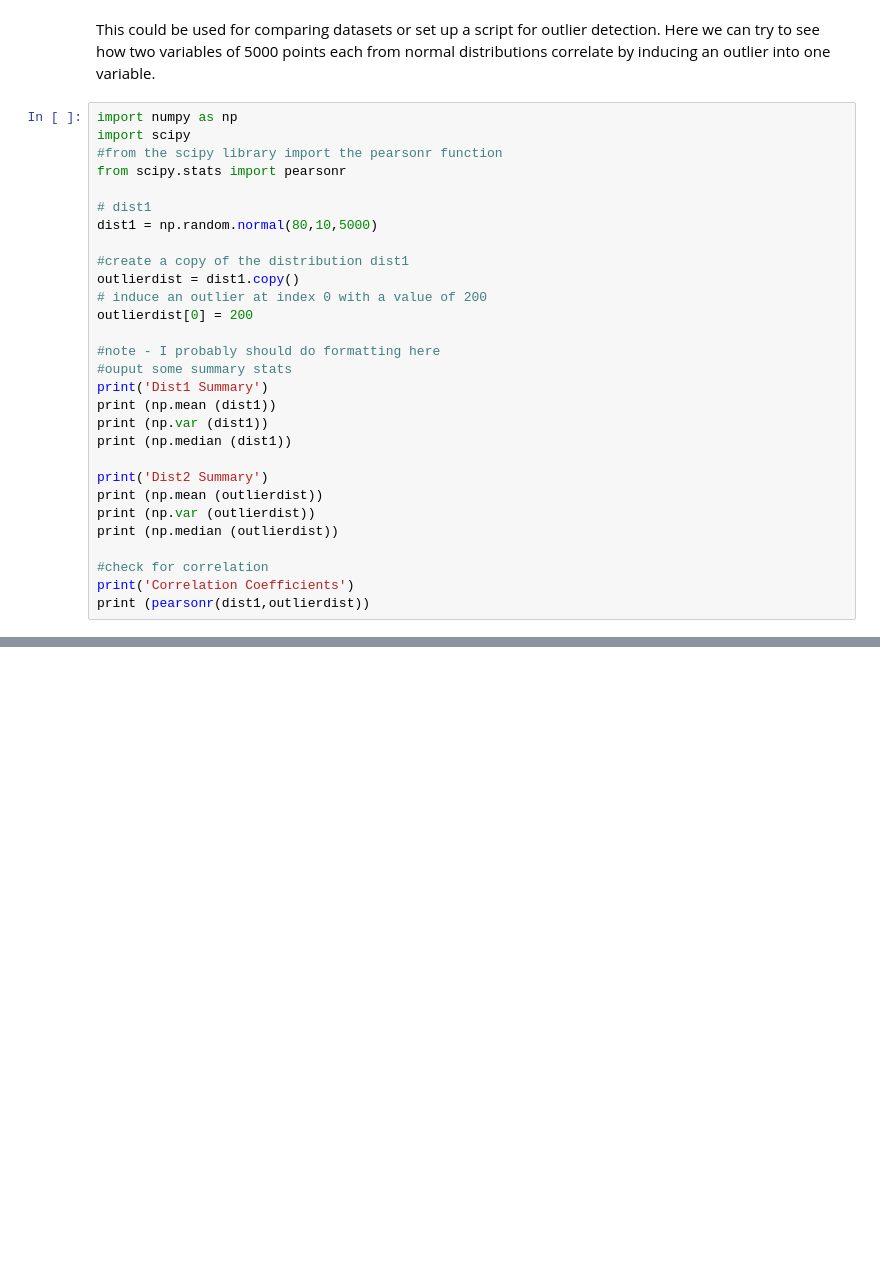
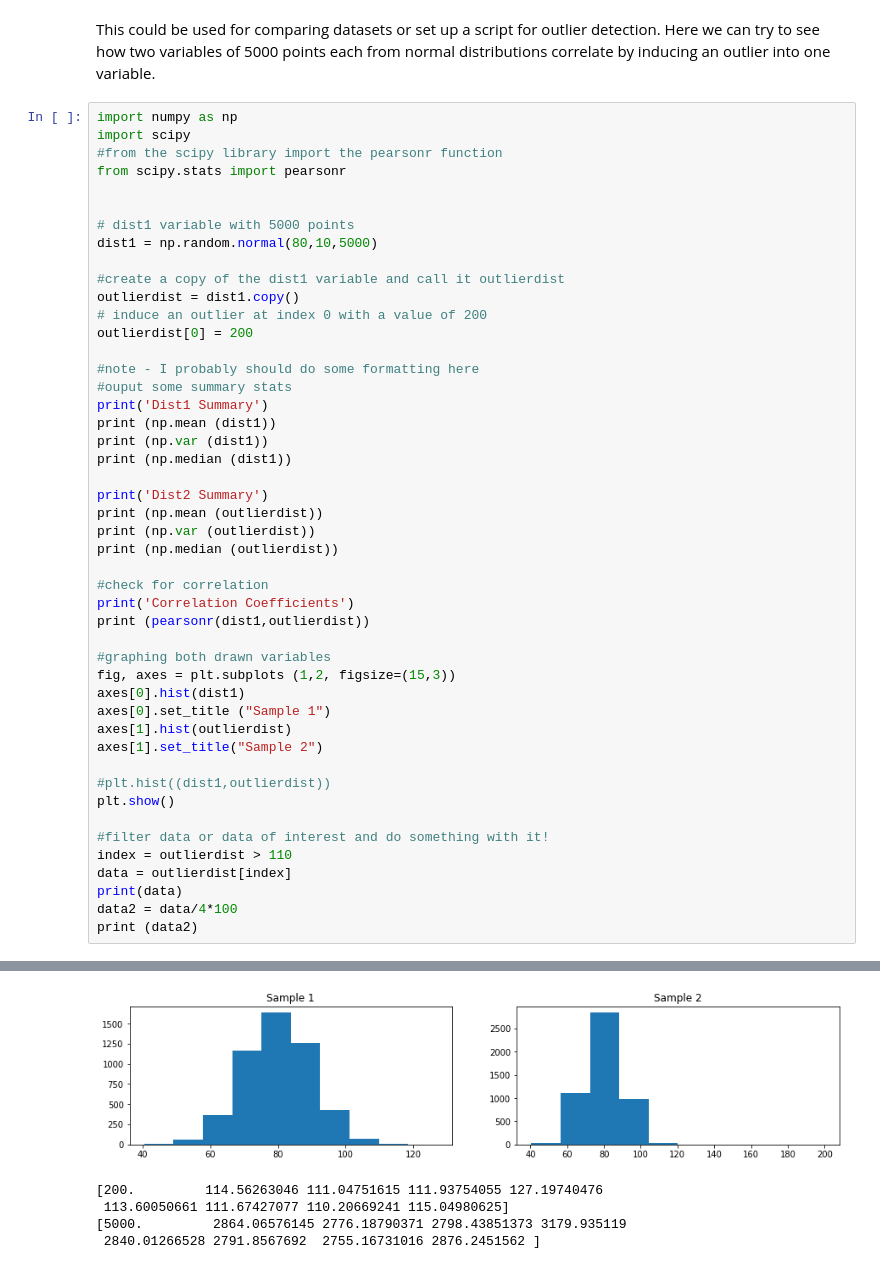
Before and after one commit to andreroche/numpy-random, a Jupyter notebook: numpy.random exploration.ipynb, the cells around one changed output, grey strips where cells are left out. Drawn from its saved outputs; the diff is of its cells as text; blank space fills up the shorter version.

```diff
--- a/numpy.random exploration.ipynb
+++ b/numpy.random exploration.ipynb
@@ -251,15 +251,16 @@ import scipy
 #from the scipy library import the pearsonr function
 from scipy.stats import pearsonr
 
-# dist1
+
+# dist1 variable with 5000 points
 dist1 = np.random.normal(80,10,5000)
 
-#create a copy of the distribution dist1
+#create a copy of the dist1 variable and call it outlierdist
 outlierdist = dist1.copy()
 # induce an outlier at index 0 with a value of 200
 outlierdist[0] = 200
 
-#note - I probably should do formatting here
+#note - I probably should do some formatting here
 #ouput some summary stats
 print('Dist1 Summary')
 print (np.mean (dist1))
@@ -274,5 +275,22 @@ print (np.median (outlierdist))
 #check for correlation
 print('Correlation Coefficients')
 print (pearsonr(dist1,outlierdist))
+
+#graphing both drawn variables
+fig, axes = plt.subplots (1,2, figsize=(15,3))
+axes[0].hist(dist1)
+axes[0].set_title ("Sample 1")
+axes[1].hist(outlierdist)
+axes[1].set_title("Sample 2")
+
+#plt.hist((dist1,outlierdist))
+plt.show()
+
+#filter data or data of interest and do something with it!
+index = outlierdist > 110
+data = outlierdist[index]
+print(data)
+data2 = data/4*100
+print (data2)
 # %% [output]
 Dist1 Summary
@@ -287,0 +306,5 @@ Correlation Coefficients
+[figure, added]
+[200.         114.56263046 111.04751615 111.93754055 127.19740476
+ 113.60050661 111.67427077 110.20669241 115.04980625]
+[5000.         2864.06576145 2776.18790371 2798.43851373 3179.935119
+ 2840.01266528 2791.8567692  2755.16731016 2876.2451562 ]
```
Also changed, not shown: parts of 10 cells of this notebook.
